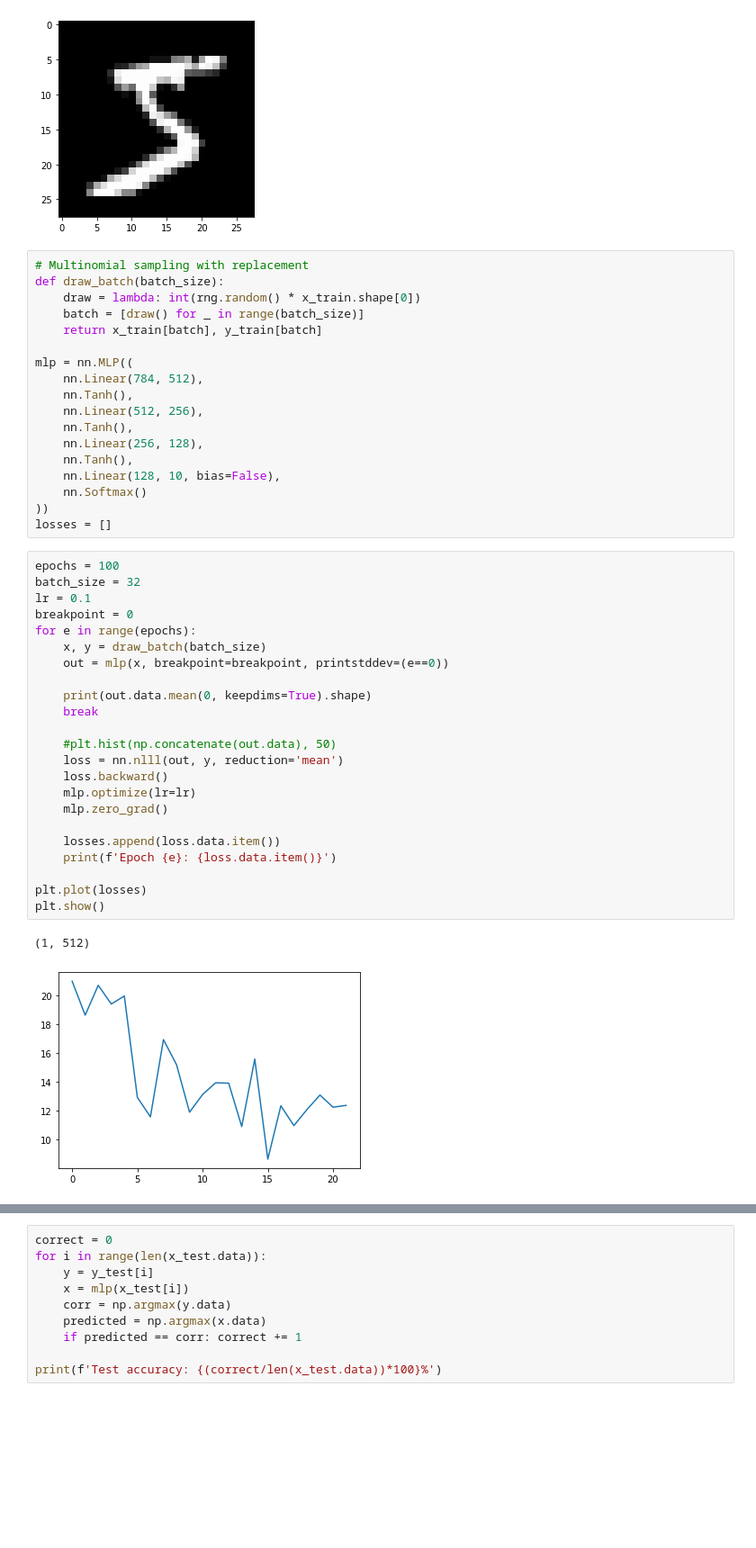
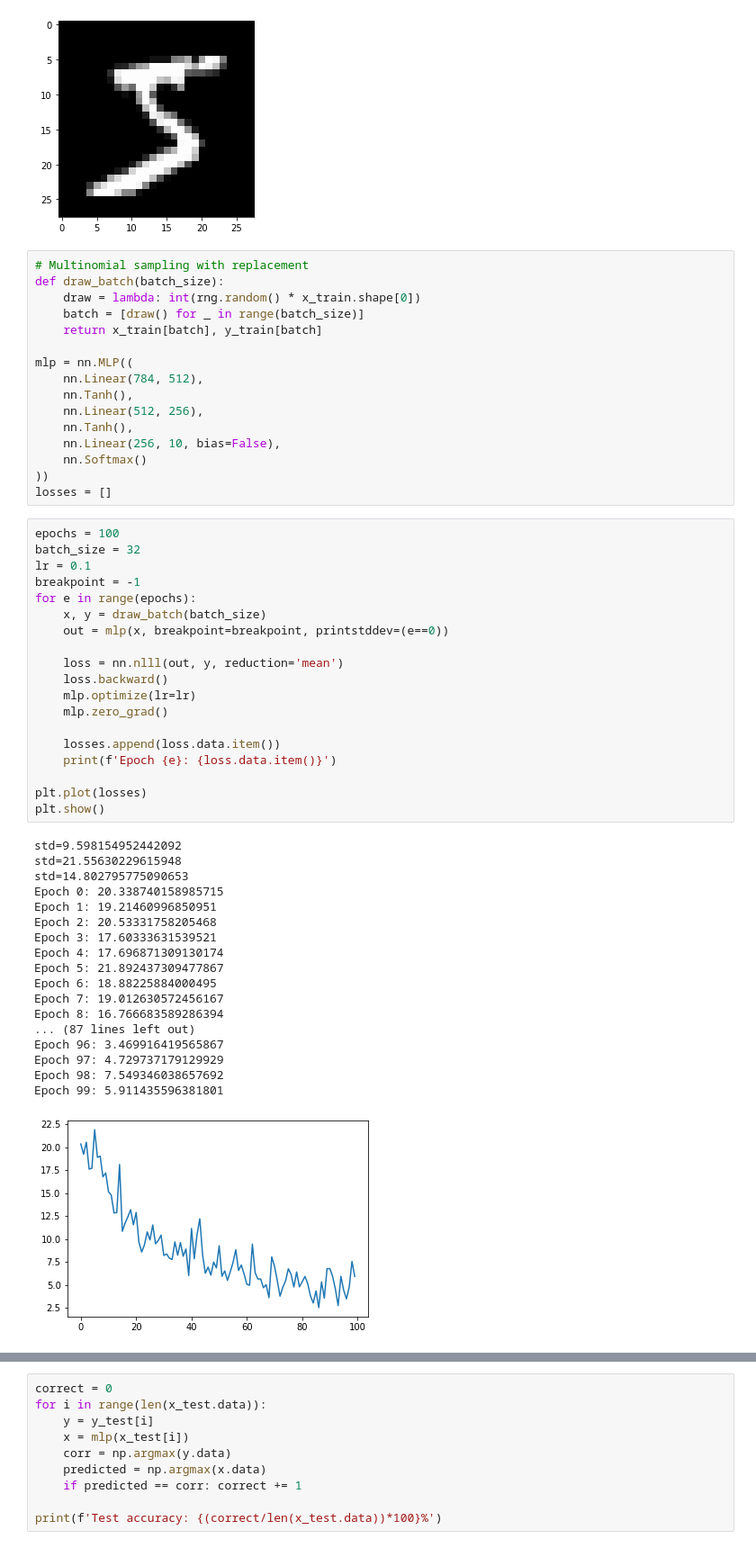
Before and after one commit to bartekspitza/autograd, a Jupyter notebook: mnist-ex.ipynb, the cells around one changed output, grey strips where cells are left out. Shown: that part at 90% size. Drawn from its saved outputs; the diff is of its cells as text; blank space fills up the shorter version.

```diff
--- a/mnist-ex.ipynb
+++ b/mnist-ex.ipynb
@@ -55,35 +55,45 @@ mlp = nn.MLP((
     nn.Tanh(),
     nn.Linear(512, 256),
     nn.Tanh(),
-    nn.Linear(256, 128),
-    nn.Tanh(),
-    nn.Linear(128, 10, bias=False),
+    nn.Linear(256, 10, bias=False),
     nn.Softmax()
 ))
 losses = []
 # %%
 epochs = 100
 batch_size = 32
 lr = 0.1
-breakpoint = 0
+breakpoint = -1
 for e in range(epochs):
     x, y = draw_batch(batch_size)
     out = mlp(x, breakpoint=breakpoint, printstddev=(e==0))
 
-    print(out.data.mean(0, keepdims=True).shape)
-    break
-
-    #plt.hist(np.concatenate(out.data), 50)
     loss = nn.nlll(out, y, reduction='mean')
     loss.backward()
     mlp.optimize(lr=lr)
     mlp.zero_grad()
 
     losses.append(loss.data.item())
     print(f'Epoch {e}: {loss.data.item()}')
 
 plt.plot(losses)
 plt.show()
 # %% [output]
-(1, 512)
+std=9.598154952442092
+std=21.55630229615948
+std=14.802795775090653
+Epoch 0: 20.338740158985715
+Epoch 1: 19.21460996850951
+Epoch 2: 20.53331758205468
+Epoch 3: 17.60333631539521
+Epoch 4: 17.696871309130174
+Epoch 5: 21.892437309477867
+Epoch 6: 18.88225884000495
+Epoch 7: 19.012630572456167
+Epoch 8: 16.766683589286394
+... (87 lines left out)
+Epoch 96: 3.469916419565867
+Epoch 97: 4.729737179129929
+Epoch 98: 7.549346038657692
+Epoch 99: 5.911435596381801
-[figure, old version]
+[figure, new version]
```
Also changed, not shown: parts of 1 cell of this notebook, 1 other file.
